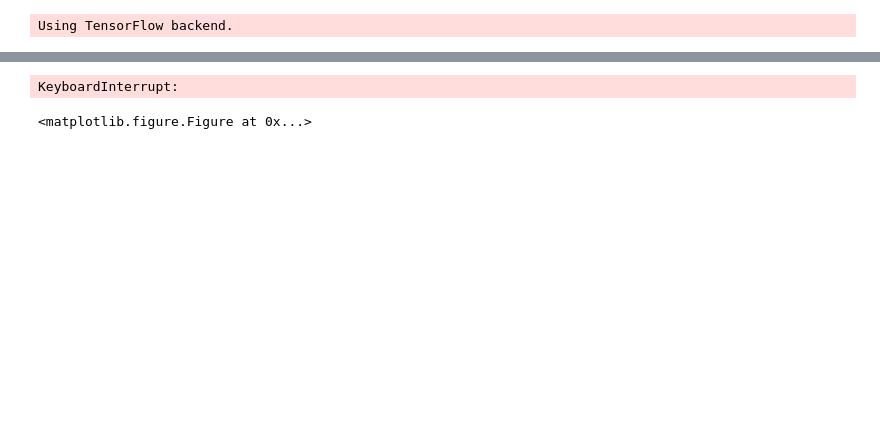
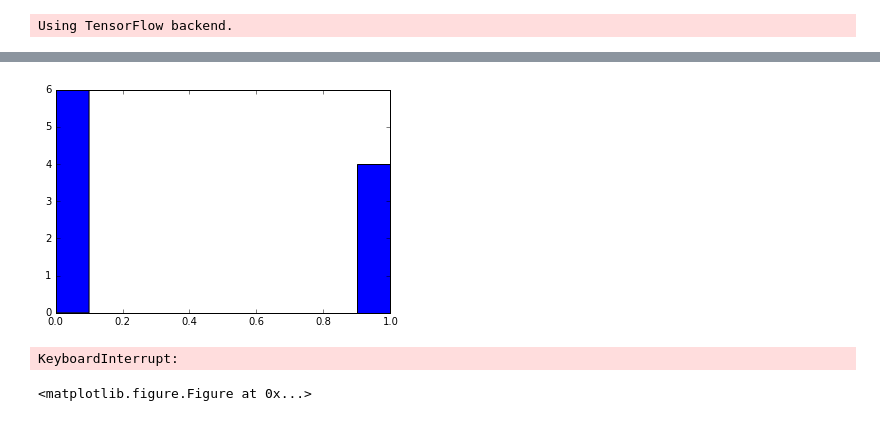
Before and after one commit to JonComo/snake, a Jupyter notebook: snake.ipynb, the cells around one changed output, grey strips where cells are left out. Cells and saved outputs as stored; diff of their text form; code cells hidden in the pictures; blank space fills up the shorter version.

```diff
--- a/snake.ipynb
+++ b/snake.ipynb
@@ -274,20 +276,22 @@ Epoch 1/1
 # %%
 # run after training
 
 rewards = []
 
 env.reset(random_length=False)
 for i in range(10):
     total_r = 0
     while not env.end:
-        sar = env.step(explore=0, max_steps=500)
+        sar = env.step(explore=0, max_steps=800)
 
         if sar[2] == 2: # 1 survived, 2 food
             total_r += 1
     rewards.append(total_r)
     env.reset(random_length=False)
 
 fig = plt.hist(rewards)
+# %% [output]
+[figure, added]
 # %%
 # visualize pyglet
 
```
Also changed, not shown: parts of 8 cells of this notebook, 1 other file.
